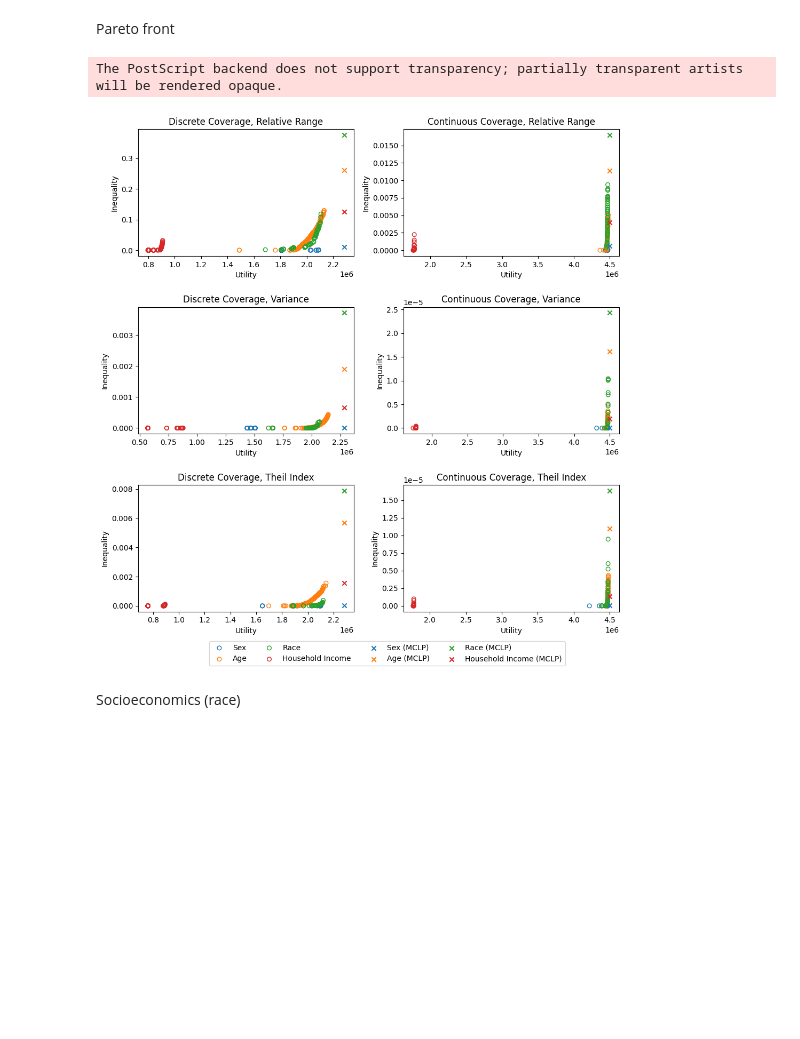
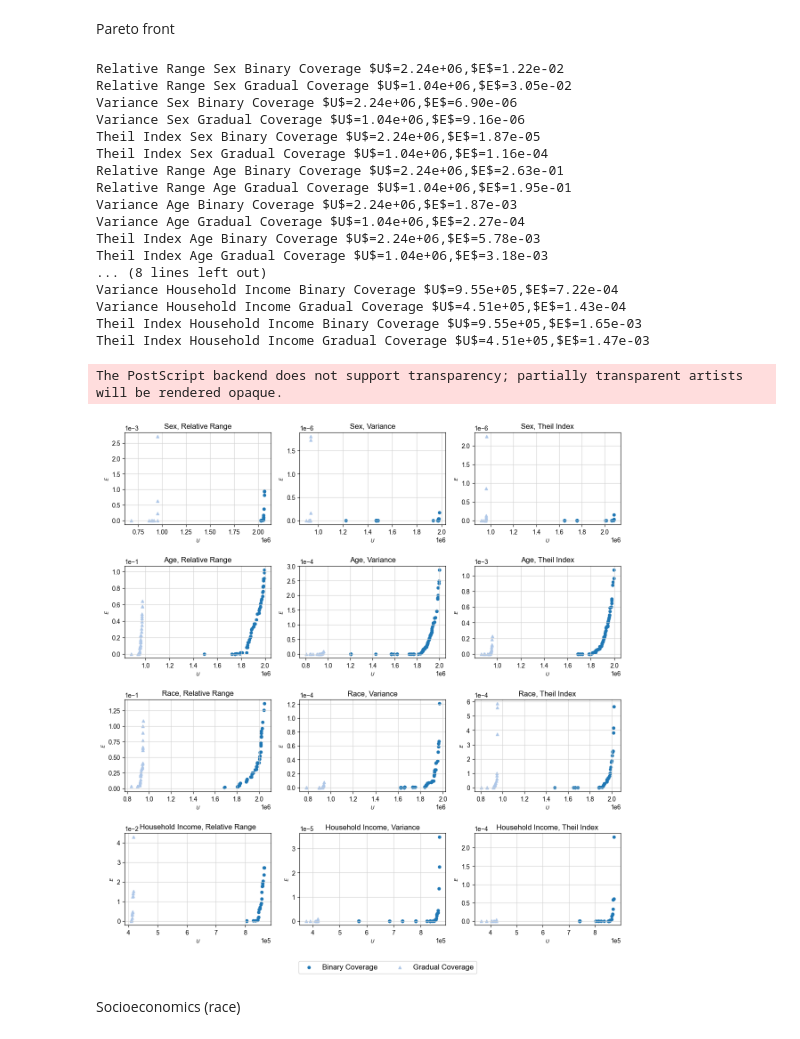
Before and after one commit to linyuehzzz/mclp-equity, a Jupyter notebook: visualize.ipynb, the cells around one changed output. Saved outputs shown, nothing was run; the diff lists cells and outputs as text; code cells hidden in the pictures; blank space fills up the shorter version.

```diff
--- a/visualize.ipynb
+++ b/visualize.ipynb
@@ -1,47 +1,67 @@
 # %%
 import pickle
 import numpy as np
+import pandas as pd
 import geopandas as gpd
 import matplotlib.pyplot as plt
+from shapely.geometry import Point
 from scipy.spatial.distance import cdist
-from matplotlib.colors import ListedColormap
 from matplotlib_scalebar.scalebar import ScaleBar
 import math
 import pandas as pd
-import csv
+import contextily
+
+plt.rcParams['font.family'] = 'Arial'
 # %% [markdown]
 Pareto front
 # %%
-C = ["Discrete Coverage", "Continuous Coverage"]
-G1 = ["Sex", "Age", "Race", "Household Income"]
-G2 = ["Sex (MCLP)", "Age (MCLP)", "Race (MCLP)", "Household Income (MCLP)"]
+G = ["Sex", "Age", "Race", "Household Income"]
+C = ["Binary Coverage", "Gradual Coverage"]
 P = ["Relative Range", "Variance", "Theil Index"]
 
-# colors = ['red', 'green', 'blue', 'yellow']
-cmap = plt.get_cmap("tab10")
+cmap = plt.get_cmap("tab20")
+markers = ["o", "^"]
 
-fig, axs = plt.subplots(3, 2, figsize=(10, 10))
+fig, axs = plt.subplots(4, 3, figsize=(12, 12))
 
-for idx_c, cov in enumerate(C):
+for idx_g, group in enumerate(G):
     for idx_p, prob in enumerate(P):
-        ax = axs[idx_p, idx_c]
-        for idx_g, groups in enumerate(G1):
+        ax = axs[idx_g, idx_p]
+        for idx_c, cov in enumerate(C):
             F = pickle.load(open('data/obj/F_cov' + str(idx_c+1) + '_grp' + str(idx_g) + '_prob' + str(idx_p+1) + '.pickle', "rb"))
-            ax.scatter(-F[:, 0], F[:, 1], s=30, facecolors='none', edgecolors=cmap(idx_g), label=groups)
-        for idx_g, groups in enumerate(G2):
+            ax.scatter(-F[:, 0], F[:, 1], s=20, marker=markers[idx_c], color=cmap(idx_c), label=cov)
+            ax.set_title(f"{group}, {prob}")
+            ax.grid(True, color='lightgray')
+            ax.set_xlabel("$U$", fontsize=8)
+            ax.set_ylabel("$E$", fontsize=8)
+            ax.ticklabel_format(axis='both', style='sci', scilimits=(0,0))
+
             F_mclp = pickle.load(open('data/obj/F_cov' + str(idx_c+1) + '_grp' + str(idx_g) + '.pickle', "rb"))
-            ax.scatter(-F_mclp[0], F_mclp[idx_p+1], color=cmap(idx_g), marker='x', label=groups)
-        ax.set_title(f"{cov}, {prob}")
-        ax.set_xlabel("Utility")
-        ax.set_ylabel("Inequality")
+            print(prob, group, cov, f"$U$={-F_mclp[0]:.2e},$E$={F_mclp[idx_p+1]:.2e}")
 
-fig.legend(G1 + G2, loc='lower center', bbox_to_anchor=(0.55, -0.05), ncol=4)
+fig.legend(C, loc='lower center', bbox_to_anchor=(0.55, -0.05), ncol=2, fontsize=12)
 plt.tight_layout()
-# plt.savefig("pareto_front.png", format="png", bbox_inches='tight')
 plt.savefig("pareto_front.eps", format="eps", bbox_inches='tight')
 plt.show()
 # %% [output]
-The PostScript backend does not support transparency; partially transparent artists will be rendered opaque.
+Relative Range Sex Binary Coverage $U$=2.24e+06,$E$=1.22e-02
+Relative Range Sex Gradual Coverage $U$=1.04e+06,$E$=3.05e-02
+Variance Sex Binary Coverage $U$=2.24e+06,$E$=6.90e-06
+Variance Sex Gradual Coverage $U$=1.04e+06,$E$=9.16e-06
+Theil Index Sex Binary Coverage $U$=2.24e+06,$E$=1.87e-05
+Theil Index Sex Gradual Coverage $U$=1.04e+06,$E$=1.16e-04
+Relative Range Age Binary Coverage $U$=2.24e+06,$E$=2.63e-01
+Relative Range Age Gradual Coverage $U$=1.04e+06,$E$=1.95e-01
+Variance Age Binary Coverage $U$=2.24e+06,$E$=1.87e-03
+Variance Age Gradual Coverage $U$=1.04e+06,$E$=2.27e-04
+Theil Index Age Binary Coverage $U$=2.24e+06,$E$=5.78e-03
+Theil Index Age Gradual Coverage $U$=1.04e+06,$E$=3.18e-03
+... (8 lines left out)
+Variance Household Income Binary Coverage $U$=9.55e+05,$E$=7.22e-04
+Variance Household Income Gradual Coverage $U$=4.51e+05,$E$=1.43e-04
+Theil Index Household Income Binary Coverage $U$=9.55e+05,$E$=1.65e-03
+Theil Index Household Income Gradual Coverage $U$=4.51e+05,$E$=1.47e-03
+The PostScript backend does not support transparency; partially transparent artists will be rendered opaque.
-[figure, old version]
+[figure, new version]
 # %% [markdown]
 Socioeconomics (race)
```
Also changed, not shown: parts of 7 cells of this notebook, 5 other files.
